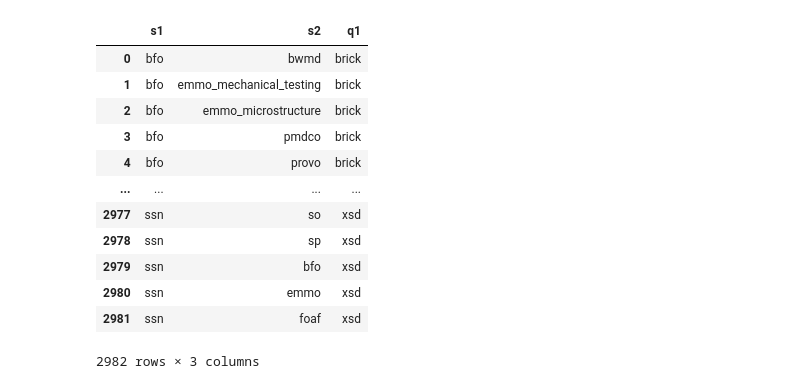
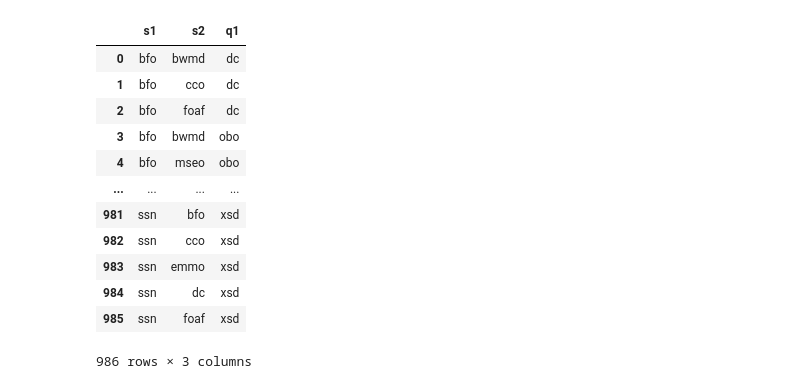
Before and after one commit to ebrahimnorouzi/OEKG, a Jupyter notebook: chord_diagram.ipynb, the cells around one changed output. Cells and saved outputs as stored; diff of their text form; code cells hidden in the pictures.

```diff
--- a/chord_diagram.ipynb
+++ b/chord_diagram.ipynb
@@ -15,46 +15,46 @@ hv.output(size=600)
 from rdflib import Graph, Literal, URIRef, BNode
 from rdflib.term import Identifier
 from rdflib.collection import Collection
 from rdflib.namespace import RDF, RDFS, SKOS, XSD, OWL
 import rdflib.plugins.sparql.update
 import owlrl.RDFSClosure
 
 g = Graph()
-g.parse('mse_ontologies.ttl')
+g.parse('mse_ontologies_pmd.ttl')
 
 query1 = """
 SELECT distinct ?s1 ?s2 ?q1 #(COUNT(?q1) AS ?count)
 WHERE {
     pmd_kg:pmd_projects omv:contributesToOntology ?s1 .
     ?s1 omv:useImports ?q1 .
     ?s2 omv:useImports ?q1 .
     FILTER(!(?s1=?s2) && ?q1 NOT IN (pmd_kg:))
 }
 """
 
 qres = g.query(query1)
 test_list = []
 for row in qres:
     test_list.append({
         's1': row['s1'].replace('http://www.materialdigital.de/ontology/', ''),
         's2': row['s2'].replace('http://www.materialdigital.de/ontology/', ''),
         'q1': row['q1'].replace('http://www.materialdigital.de/ontology/', '')})
 links = pd.DataFrame(test_list)
 links#.head()
 # %% [output]
 |  | s1 | s2 | q1 |
-| 0 | bfo | bwmd | brick |
-| 1 | bfo | emmo_mechanical_testing | brick |
-| 2 | bfo | emmo_microstructure | brick |
-| 3 | bfo | pmdco | brick |
-| 4 | bfo | provo | brick |
+| 0 | bfo | bwmd | dc |
+| 1 | bfo | cco | dc |
+| 2 | bfo | foaf | dc |
+| 3 | bfo | bwmd | obo |
+| 4 | bfo | mseo | obo |
 | ... | ... | ... | ... |
-| 2977 | ssn | so | xsd |
-| 2978 | ssn | sp | xsd |
-| 2979 | ssn | bfo | xsd |
-| 2980 | ssn | emmo | xsd |
-| 2981 | ssn | foaf | xsd |
+| 981 | ssn | bfo | xsd |
+| 982 | ssn | cco | xsd |
+| 983 | ssn | emmo | xsd |
+| 984 | ssn | dc | xsd |
+| 985 | ssn | foaf | xsd |
-2982 rows × 3 columns
+986 rows × 3 columns
 # %%
 s1_list = []
 for a in list(set([elem['s1'] for elem in test_list])):
```
Also changed, not shown: parts of 3 cells of this notebook, 8 other files.
